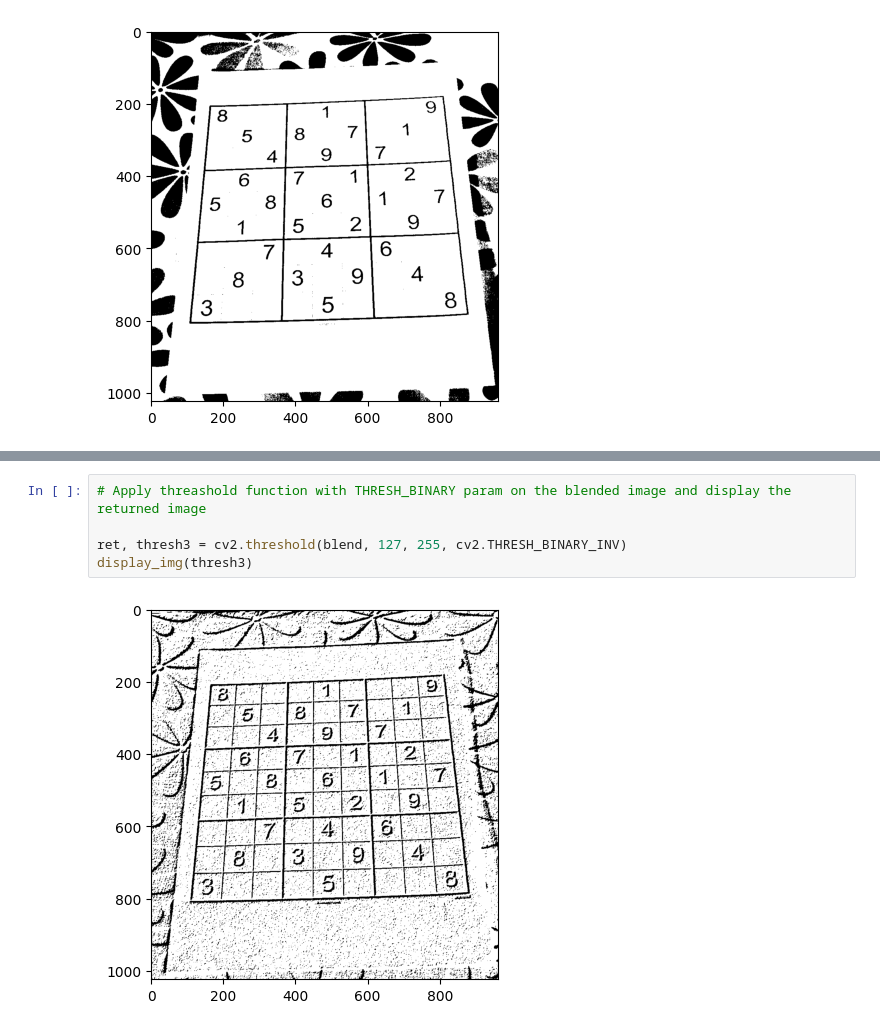
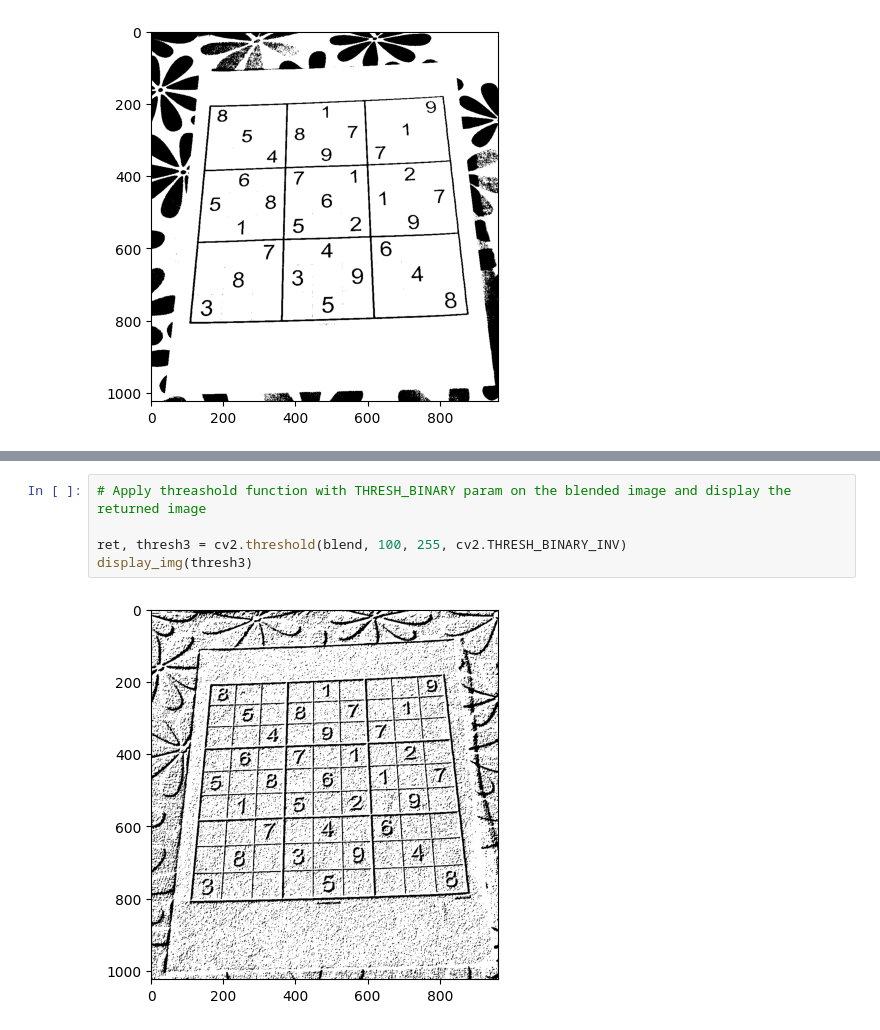
Before and after one commit to caramale07/ipcv-pw6, a Jupyter notebook: PW6-Gradients.ipynb, the cells around one changed output, grey strips where cells are left out. Saved outputs shown, nothing was run; the diff lists cells and outputs as text.

```diff
--- a/PW6-Gradients.ipynb
+++ b/PW6-Gradients.ipynb
@@ -105,7 +105,7 @@ display_img(thresh2)
 # %%
 # Apply threashold function with THRESH_BINARY param on the blended image and display the returned image
 
-ret, thresh3 = cv2.threshold(blend, 127, 255, cv2.THRESH_BINARY_INV)
+ret, thresh3 = cv2.threshold(blend, 100, 255, cv2.THRESH_BINARY_INV)
 display_img(thresh3)
 # %% [output]
-[figure, old version]
+[figure, new version]
```
Also changed, not shown: parts of 1 cell of this notebook.
